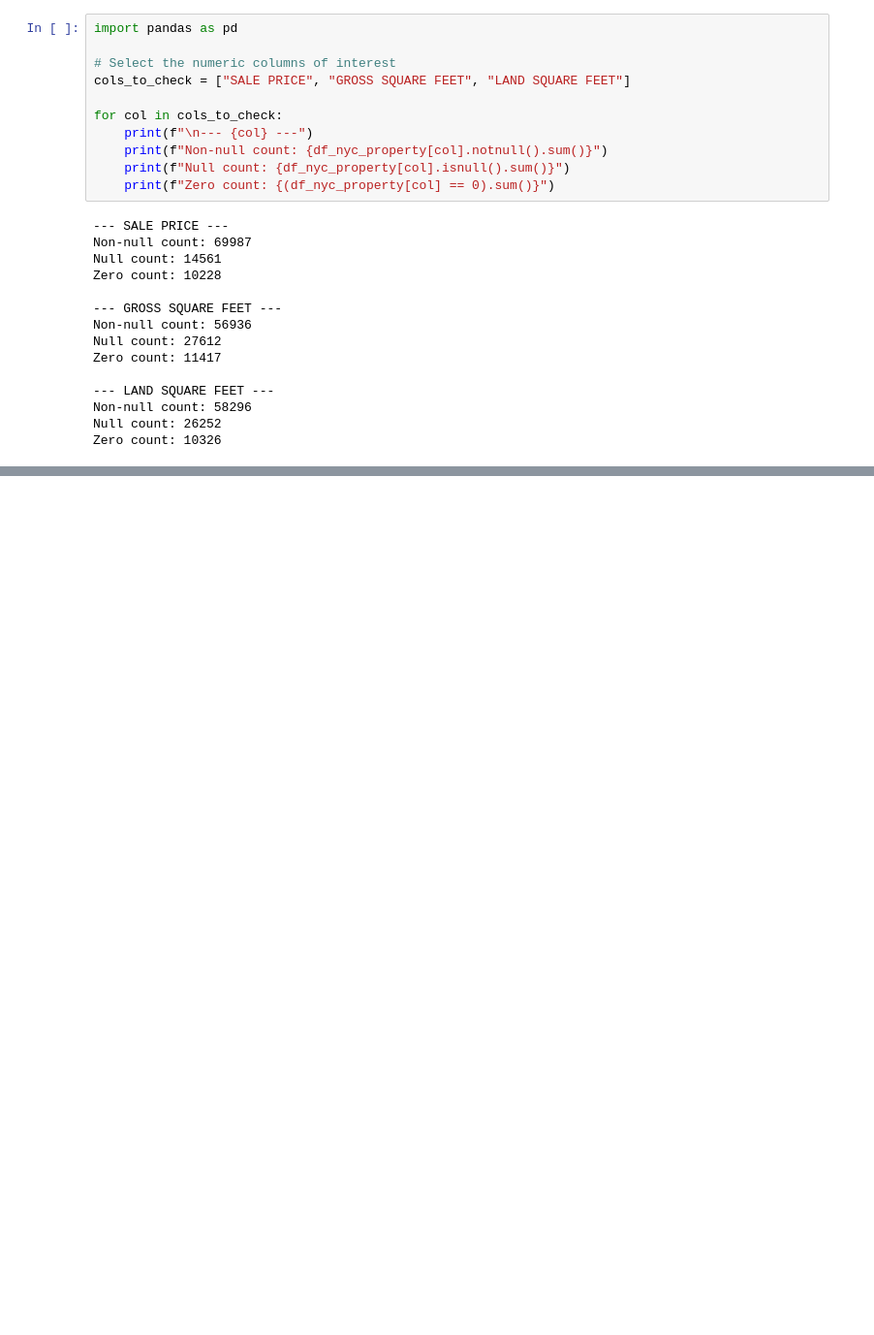
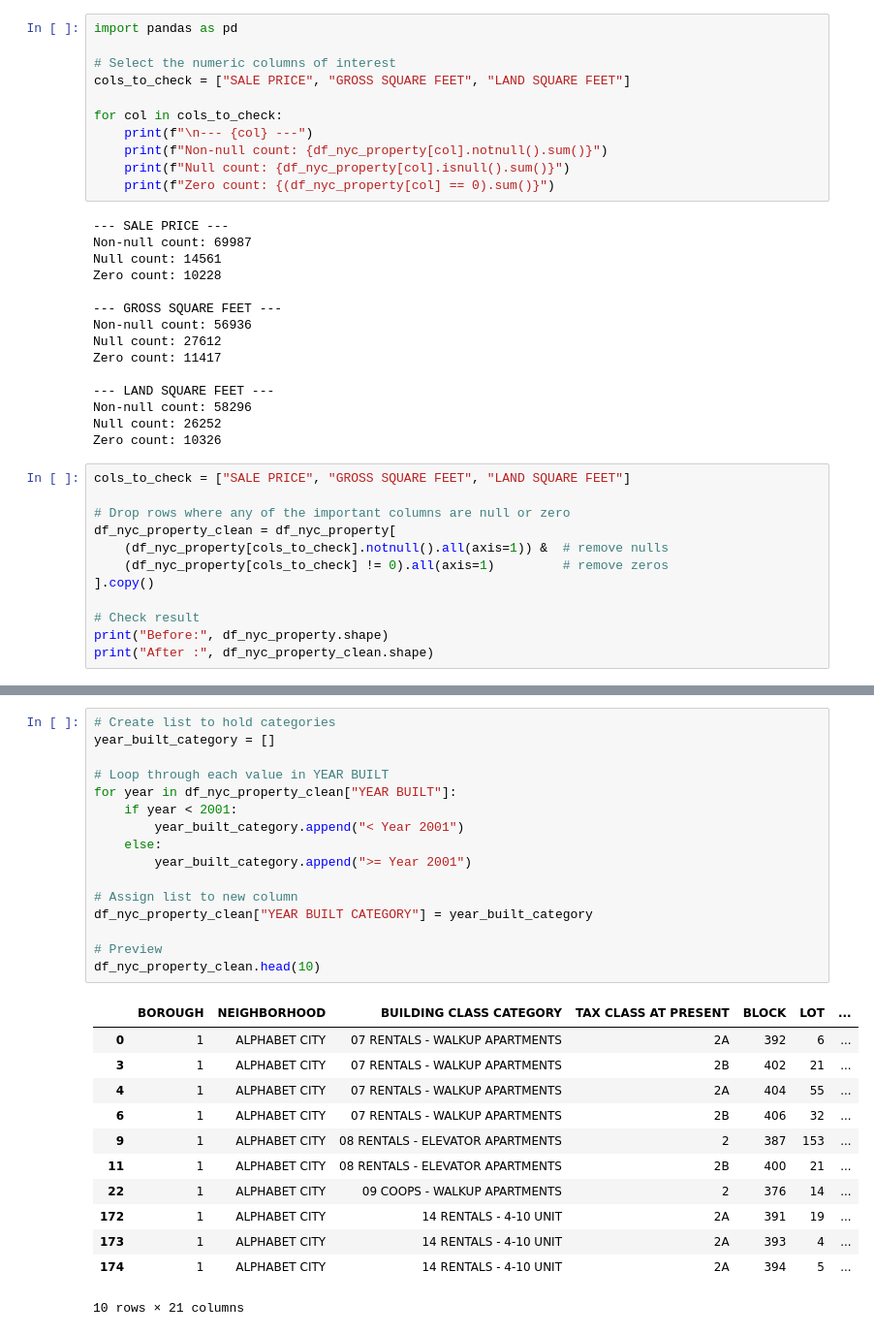
Before and after one commit to stefkwan/pytn_300725, a Jupyter notebook: assignment02.ipynb, the cells around one changed output, grey strips where cells are left out. Shown at 97% size. Drawn from its saved outputs; the diff is of its cells as text; blank space fills up the shorter version.

```diff
--- a/assignment02.ipynb
+++ b/assignment02.ipynb
@@ -172,3 +172,15 @@ Zero count: 11417
 Non-null count: 58296
 Null count: 26252
 Zero count: 10326
+# %%
+cols_to_check = ["SALE PRICE", "GROSS SQUARE FEET", "LAND SQUARE FEET"]
+
+# Drop rows where any of the important columns are null or zero
+df_nyc_property_clean = df_nyc_property[
+    (df_nyc_property[cols_to_check].notnull().all(axis=1)) &  # remove nulls
+    (df_nyc_property[cols_to_check] != 0).all(axis=1)         # remove zeros
+].copy()
+
+# Check result
+print("Before:", df_nyc_property.shape)
+print("After :", df_nyc_property_clean.shape)
@@ -174,0 +246,29 @@ Zero count: 10326
+# %%
+# Create list to hold categories
+year_built_category = []
+
+# Loop through each value in YEAR BUILT
+for year in df_nyc_property_clean["YEAR BUILT"]:
+    if year < 2001:
+        year_built_category.append("< Year 2001")
+    else:
+        year_built_category.append(">= Year 2001")
+
+# Assign list to new column
+df_nyc_property_clean["YEAR BUILT CATEGORY"] = year_built_category
+
+# Preview
+df_nyc_property_clean.head(10)
+# %% [output]
+|  | BOROUGH | NEIGHBORHOOD | BUILDING CLASS CATEGORY | TAX CLASS AT PRESENT | BLOCK | LOT | ... |
+| 0 | 1 | ALPHABET CITY | 07 RENTALS - WALKUP APARTMENTS | 2A | 392 | 6 | ... |
+| 3 | 1 | ALPHABET CITY | 07 RENTALS - WALKUP APARTMENTS | 2B | 402 | 21 | ... |
+| 4 | 1 | ALPHABET CITY | 07 RENTALS - WALKUP APARTMENTS | 2A | 404 | 55 | ... |
+| 6 | 1 | ALPHABET CITY | 07 RENTALS - WALKUP APARTMENTS | 2B | 406 | 32 | ... |
+| 9 | 1 | ALPHABET CITY | 08 RENTALS - ELEVATOR APARTMENTS | 2 | 387 | 153 | ... |
+| 11 | 1 | ALPHABET CITY | 08 RENTALS - ELEVATOR APARTMENTS | 2B | 400 | 21 | ... |
+| 22 | 1 | ALPHABET CITY | 09 COOPS - WALKUP APARTMENTS | 2 | 376 | 14 | ... |
+| 172 | 1 | ALPHABET CITY | 14 RENTALS - 4-10 UNIT | 2A | 391 | 19 | ... |
+| 173 | 1 | ALPHABET CITY | 14 RENTALS - 4-10 UNIT | 2A | 393 | 4 | ... |
+| 174 | 1 | ALPHABET CITY | 14 RENTALS - 4-10 UNIT | 2A | 394 | 5 | ... |
+10 rows × 21 columns
```
Also changed, not shown: parts of 17 cells of this notebook.
